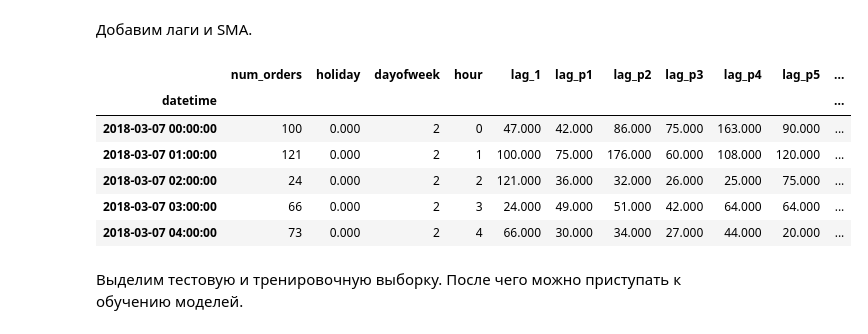
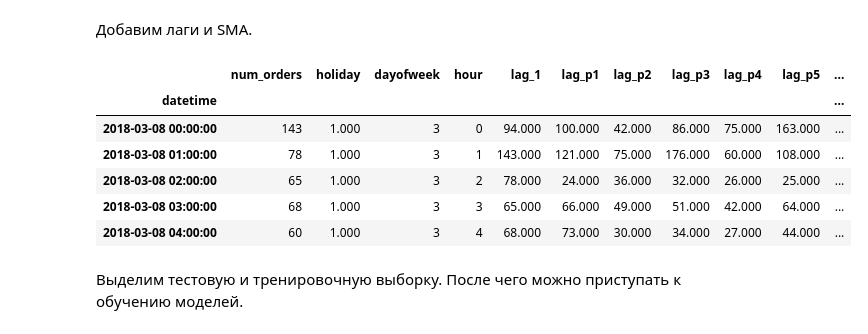
Before and after one commit to SanYattsu/Data_Science_Projects, a Jupyter notebook: Time_Series_Taxi/Taxi-Orders-Prediction.ipynb, the cells around one changed output. Cells and saved outputs as stored; diff of their text form; code cells hidden in the pictures.

```diff
--- a/Time_Series_Taxi/Taxi-Orders-Prediction.ipynb
+++ b/Time_Series_Taxi/Taxi-Orders-Prediction.ipynb
@@ -234,16 +234,16 @@ def make_features(df, max_lag, ma_window_size):
 
     return df
 # %%
-df = make_features(df_1H, 7, 12)
+df = make_features(df_1H, 8, 12)
 df.head()
 # %% [output]
 |  | num_orders | holiday | dayofweek | hour | lag_1 | lag_p1 | lag_p2 | lag_p3 | lag_p4 | lag_p5 | ... |
 | datetime |  |  |  |  |  |  |  |  |  |  | ... |
-| 2018-03-07 00:00:00 | 100 | 0.000 | 2 | 0 | 47.000 | 42.000 | 86.000 | 75.000 | 163.000 | 90.000 | ... |
-| 2018-03-07 01:00:00 | 121 | 0.000 | 2 | 1 | 100.000 | 75.000 | 176.000 | 60.000 | 108.000 | 120.000 | ... |
-| 2018-03-07 02:00:00 | 24 | 0.000 | 2 | 2 | 121.000 | 36.000 | 32.000 | 26.000 | 25.000 | 75.000 | ... |
-| 2018-03-07 03:00:00 | 66 | 0.000 | 2 | 3 | 24.000 | 49.000 | 51.000 | 42.000 | 64.000 | 64.000 | ... |
-| 2018-03-07 04:00:00 | 73 | 0.000 | 2 | 4 | 66.000 | 30.000 | 34.000 | 27.000 | 44.000 | 20.000 | ... |
+| 2018-03-08 00:00:00 | 143 | 1.000 | 3 | 0 | 94.000 | 100.000 | 42.000 | 86.000 | 75.000 | 163.000 | ... |
+| 2018-03-08 01:00:00 | 78 | 1.000 | 3 | 1 | 143.000 | 121.000 | 75.000 | 176.000 | 60.000 | 108.000 | ... |
+| 2018-03-08 02:00:00 | 65 | 1.000 | 3 | 2 | 78.000 | 24.000 | 36.000 | 32.000 | 26.000 | 25.000 | ... |
+| 2018-03-08 03:00:00 | 68 | 1.000 | 3 | 3 | 65.000 | 66.000 | 49.000 | 51.000 | 42.000 | 64.000 | ... |
+| 2018-03-08 04:00:00 | 60 | 1.000 | 3 | 4 | 68.000 | 73.000 | 30.000 | 34.000 | 27.000 | 44.000 | ... |
 # %% [markdown]
 Выделим тестовую и тренировочную выборку. После чего можно приступать к обучению моделей.
 # %%
```
Also changed, not shown: parts of 4 cells of this notebook.
